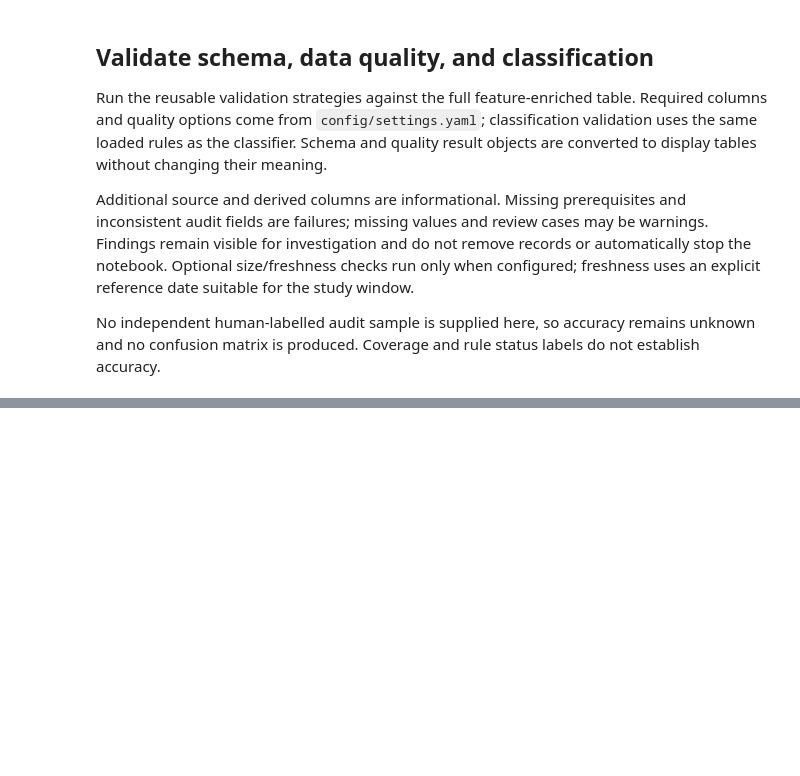
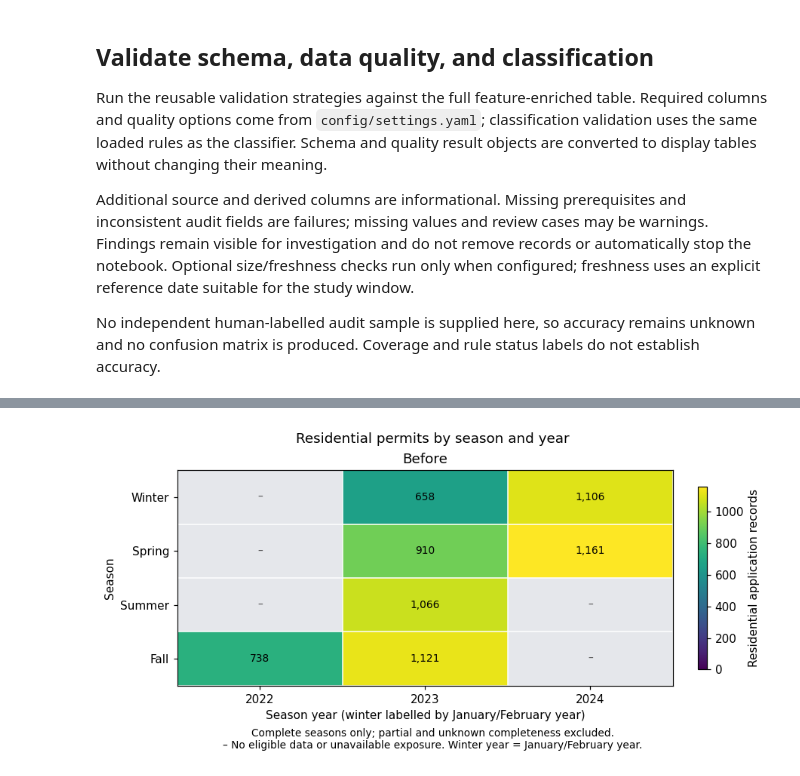
Before and after one commit to alby1976/Data110_DP_Activity, a Jupyter notebook: notebooks/01_permit_exploration.ipynb, the cells around one changed output, grey strips where cells are left out. Cells and saved outputs as stored; diff of their text form; code cells hidden in the pictures; blank space fills up the shorter version.

```diff
--- a/notebooks/01_permit_exploration.ipynb
+++ b/notebooks/01_permit_exploration.ipynb
@@ -679,0 +859,10 @@ Raw snapshots stay in the ignored data directory. Notebook outputs can contain p
+# %%
+figures["season_year"] = chart_factory.seasonal_year_heatmap(
+    analysis_tables["seasonal_summary"], metric=SEASON_YEAR_METRIC,
+    include_partial=INCLUDE_PARTIAL_SEASONS,
+)
+image_buffer = BytesIO()
+figures["season_year"].savefig(image_buffer, format="png", dpi=110, bbox_inches="tight")
+display(Image(data=image_buffer.getvalue()))
+# %% [output]
+[figure, added]
```
Also changed, not shown: parts of 18 cells of this notebook, 6 other files.
